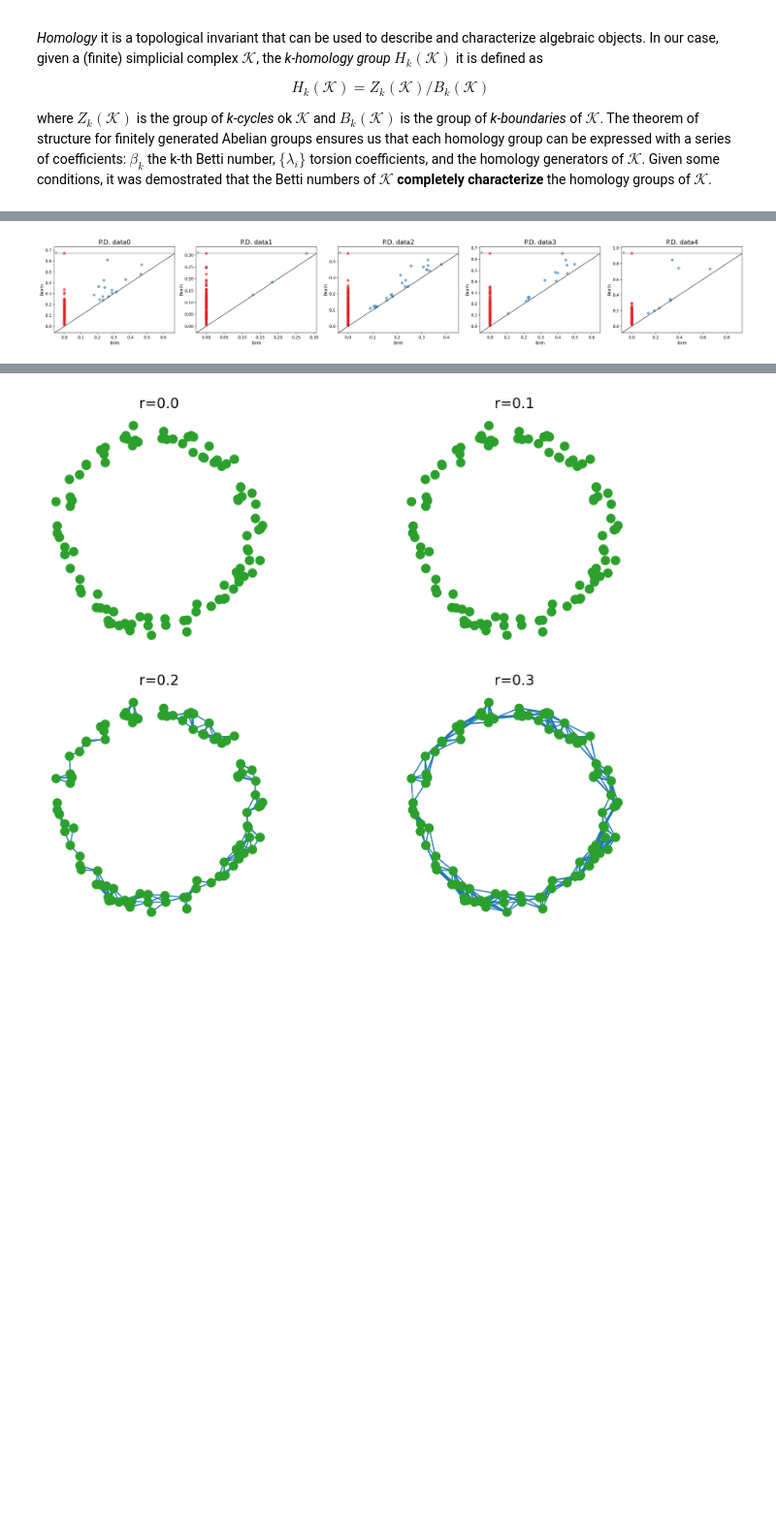
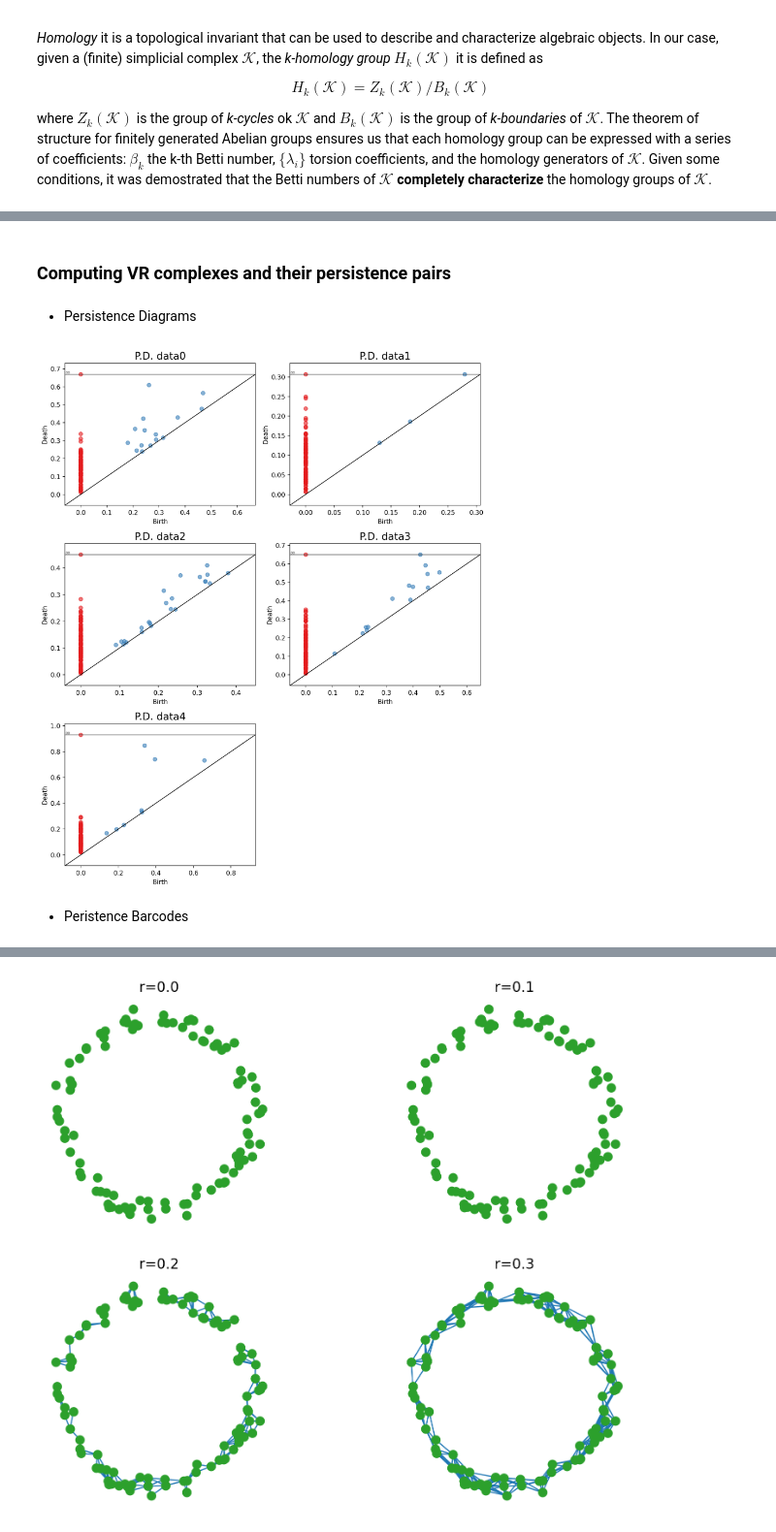
Before and after one commit to AGardinon/TopData-project, a Jupyter notebook: notebooks/2_TopologyMethods.ipynb, the cells around one changed output, grey strips where cells are left out. Shown at 97% size. Saved outputs shown, nothing was run; the diff lists cells and outputs as text; code cells hidden in the pictures; blank space fills up the shorter version.

```diff
--- a/notebooks/2_TopologyMethods.ipynb
+++ b/notebooks/2_TopologyMethods.ipynb
@@ -157,7 +159,9 @@ dataSet = {
     'data_'+str(i): np.loadtxt(path_file+file, skiprows=1) for i,file in enumerate(files_list)
 }
 # %%
-fig, ax = myplt.get_axes(len(files_list), max_col=5, res=200)
+# Plot data sets
+
+fig, ax = myplt.get_axes(len(files_list), max_col=2, res=200)
 for i,j in enumerate(dataSet):
     myplt.single_scatter_axe(dataSet[j], ax[i], s=50)
     myplt.axarrows(fig,ax[i],labels=['x','y'])
@@ -169 +173,3 @@ fig.tight_layout()
+# %% [markdown]
+### Computing VR complexes and their persistence pairs
 # %%
@@ -180,14 +192,18 @@ VRcomplexes = {
 barCodes = {
     'brcd_'+str(i): mytop.get_barCode(VRcomplexes[vr]) for i,vr in enumerate(VRcomplexes)
 }
+# %% [markdown]
+* Persistence Diagrams
 # %%
-fig, ax = myplt.get_axes(len(files_list), max_col=5, res=200)
+fig, ax = myplt.get_axes(len(files_list), max_col=2, res=200)
 for i,j in enumerate(barCodes):
     gd.plot_persistence_diagram(barCodes[j], axes=ax[i])
     ax[i].set_title(r'P.D. data'+str(i), size=16)
 #     ax[i].set_xlabel(r'Birth', size=16)
 #     ax[i].set_ylabel(r'Death', size=16)
 fig.tight_layout()
 # %% [output]
-[figure, old version]
+[figure, new version]
+# %% [markdown]
+* Peristence Barcodes
 # %%
```
Also changed, not shown: parts of 28 cells of this notebook, 1 other file.
